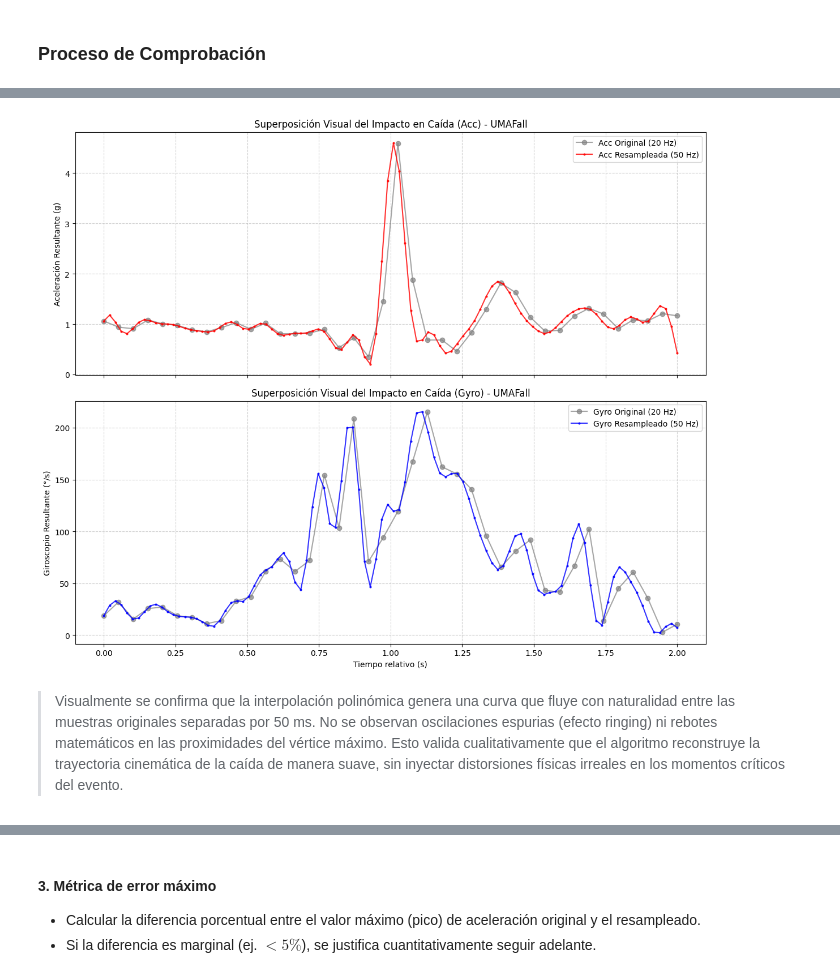
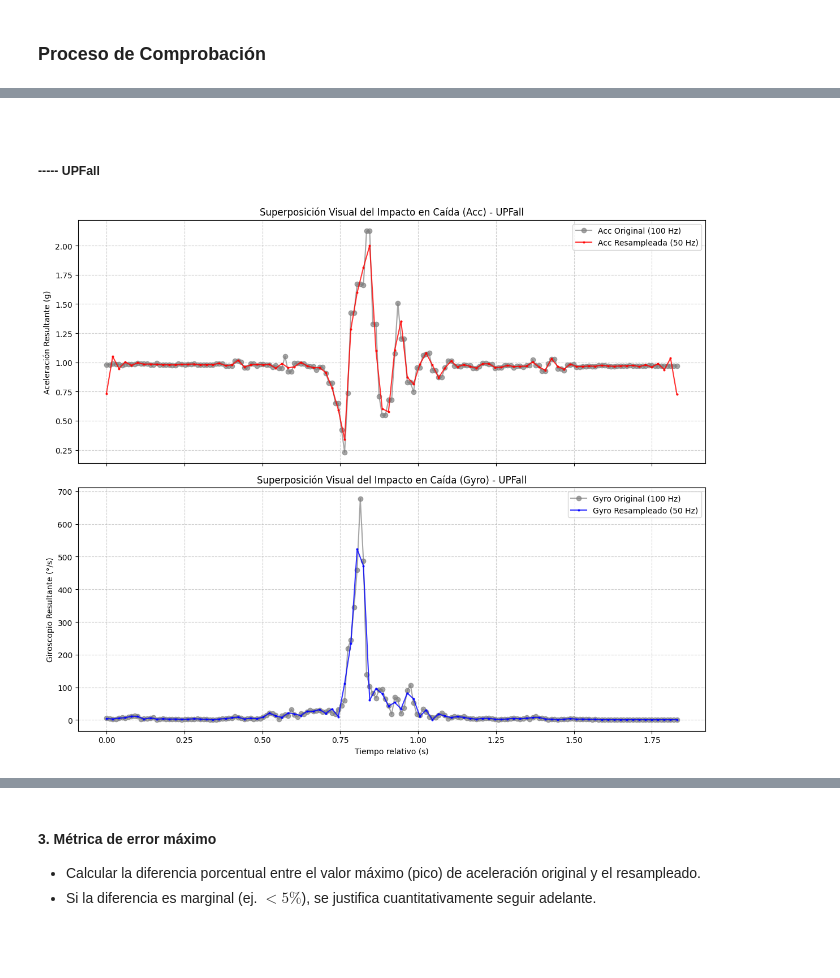
Before and after one commit to marianoInsa/dimiasa-models, a Jupyter notebook: notebooks/02-E01-SisFall-UPFall-Resampling.ipynb, the cells around one changed output, grey strips where cells are left out. Cells and saved outputs as stored; diff of their text form; code cells hidden in the pictures; blank space fills up the shorter version.

Commit message:
add: experimento resampleo de frecuencias de SisFall y UPFall

```diff
--- a/notebooks/02-E01-SisFall-UPFall-Resampling.ipynb
+++ b/notebooks/02-E01-SisFall-UPFall-Resampling.ipynb
@@ -48,15 +48,25 @@ try:
     # Conexión al contenedor y al archivo
     file_system_client_bronce = service_client.get_file_system_client(file_system="bronce")
     directory_client = file_system_client_bronce.get_directory_client("falls")
-    file_client_bronce = directory_client.get_file_client("UMAFall-Reduced.csv")
+    file_client_bronce = directory_client.get_file_client("SisFall-Reduced.csv")
 
     # Descargar el archivo a la memoria
     download = file_client_bronce.download_file()
     content = download.readall() # en bytes
 
     # Cargar directamente en Pandas usando un buffer de memoria
-    df_umafall = pd.read_csv(io.BytesIO(content))
-    print("UMAFall cargado en DataFrame con éxito!!")
+    df_sisfall = pd.read_csv(io.BytesIO(content))
+    print("SisFall cargado en DataFrame con éxito!!")
+
+    file_client_bronce = directory_client.get_file_client("UPFall-Reduced.csv")
+
+    # Descargar el archivo a la memoria
+    download = file_client_bronce.download_file()
+    content = download.readall() # en bytes
+
+    # Cargar directamente en Pandas usando un buffer de memoria
+    df_upfall = pd.read_csv(io.BytesIO(content))
+    print("UPFall cargado en DataFrame con éxito!!")
 
 except Exception as e:
     print(f"Error en procesamiento de Capa Bronce: {e}")
@@ -94,69 +188,71 @@ A pesar del volumen de datos sintéticos generados, el uso de remuestreo polinó
+# %% [markdown]
+>
+# %% [markdown]
+##### ----- UPFall
 # %%
 import matplotlib.pyplot as plt
 from scipy.signal import resample_poly, welch
 
 # 1. Obtener una caída de ejemplo
-falls = df_umafall[df_umafall['Activity_Label'] == 'Fall']
+up_falls = df_upfall[df_upfall['Activity_Label'] == 'Fall']
 
 # Seleccionamos el primer trial que encuentre
-ejemplo = falls[['Subject', 'Activity_Code', 'Trial']].drop_duplicates().iloc[0]
-trial_data = falls[(falls['Subject'] == ejemplo['Subject']) &
-                   (falls['Activity_Code'] == ejemplo['Activity_Code']) &
-                   (falls['Trial'] == ejemplo['Trial'])].copy()
+up_ejemplo = up_falls[['Subject', 'Activity_Code', 'Trial']].drop_duplicates().iloc[0]
+up_trial_data = up_falls[(up_falls['Subject'] == up_ejemplo['Subject']) &
+                   (up_falls['Activity_Code'] == up_ejemplo['Activity_Code']) &
+                   (up_falls['Trial'] == up_ejemplo['Trial'])].copy()
 
 # Calculamos la aceleración resultante (AVM)
-trial_data['A_res'] = np.sqrt(trial_data['Ax']**2 + trial_data['Ay']**2 + trial_data['Az']**2)
+up_trial_data['A_res'] = np.sqrt(up_trial_data['Ax']**2 + up_trial_data['Ay']**2 + up_trial_data['Az']**2)
 
 # Calculamos el giroscopio resultante (GVM)
-trial_data['G_res'] = np.sqrt(trial_data['Gx']**2 + trial_data['Gy']**2 + trial_data['Gz']**2)
+up_trial_data['G_res'] = np.sqrt(up_trial_data['Gx']**2 + up_trial_data['Gy']**2 + up_trial_data['Gz']**2)
 
 # 2. Aislar ventana de 2 segundos alrededor del impacto (pico)
-fs_orig = 20
-fs_new = 50
+up_fs_orig = 100
+up_fs_new = 50
 
 # Encontramos el índice donde ocurre el pico máximo (impacto)
-peak_idx = trial_data['A_res'].argmax()
+up_peak_idx = up_trial_data['A_res'].argmax()
 
-# Tomamos 1 segundo antes y 1 segundo después (20 muestras hacia cada lado)
-start_idx = max(0, peak_idx - fs_orig)
-end_idx = min(len(trial_data), peak_idx + fs_orig)
+# Tomamos 1 segundo antes y 1 segundo después (200 muestras hacia cada lado)
+up_start_idx = max(0, up_peak_idx - up_fs_orig)
+up_end_idx = min(len(up_trial_data), up_peak_idx + up_fs_orig)
 
 # Extraemos las señales de la ventana temporal
-window_acc = trial_data['A_res'].iloc[start_idx:end_idx].values
-window_gyro = trial_data['G_res'].iloc[start_idx:end_idx].values
-t_orig = np.linspace(0, len(window_acc) / fs_orig, len(window_acc))
+up_window_acc = up_trial_data['A_res'].iloc[up_start_idx:up_end_idx].values
+up_window_gyro = up_trial_data['G_res'].iloc[up_start_idx:up_end_idx].values
+up_t_orig = np.linspace(0, len(up_window_acc) / up_fs_orig, len(up_window_acc))
 
 # Graficar la señal original
 
 # 3. Resamplear a 50 Hz
-# Factor de resampleo: up = 5, down = 2 (20 * 5 / 2 = 50 Hz)
-window_acc_resampled = resample_poly(window_acc, up=5, down=2)
-window_gyro_resampled = resample_poly(window_gyro, up=5, down=2)
-t_resampled = np.linspace(0, len(window_acc) / fs_orig, len(window_acc_resampled))
+# Factor de resampleo: down = 2 (100 Hz / 2 = 50 Hz)
+up_window_acc_resampled = resample_poly(up_window_acc, up=1, down=2)
+up_window_gyro_resampled = resample_poly(up_window_gyro, up=1, down=2)
+up_t_resampled = np.linspace(0, len(up_window_acc) / up_fs_orig, len(up_window_acc_resampled))
 
 # 4. Graficar la superposición (Dos subplots)
 fig, (ax1, ax2) = plt.subplots(2, 1, figsize=(12, 10), sharex=True)
 
 # Gráfico 1: Acelerómetro
-ax1.plot(t_orig, window_acc, label='Acc Original (20 Hz)', color='gray', alpha=0.7, marker='o')
-ax1.plot(t_resampled, window_acc_resampled, label='Acc Resampleada (50 Hz)', color='red', marker='.', markersize=4, alpha=0.8)
-ax1.set_title('Superposición Visual del Impacto en Caída (Acc) - UMAFall')
+ax1.plot(up_t_orig, up_window_acc, label='Acc Original (100 Hz)', color='gray', alpha=0.7, marker='o')
+ax1.plot(up_t_resampled, up_window_acc_resampled, label='Acc Resampleada (50 Hz)', color='red', marker='.', markersize=4, alpha=0.8)
+ax1.set_title('Superposición Visual del Impacto en Caída (Acc) - UPFall')
 ax1.set_ylabel('Aceleración Resultante (g)')
 ax1.legend()
 ax1.grid(True, linestyle='--', alpha=0.6)
 
 # Gráfico 2: Giroscopio
-ax2.plot(t_orig, window_gyro, label='Gyro Original (20 Hz)', color='gray', alpha=0.7, marker='o')
-ax2.plot(t_resampled, window_gyro_resampled, label='Gyro Resampleado (50 Hz)', color='blue', marker='.', markersize=4, alpha=0.8)
-ax2.set_title('Superposición Visual del Impacto en Caída (Gyro) - UMAFall')
+ax2.plot(up_t_orig, up_window_gyro, label='Gyro Original (100 Hz)', color='gray', alpha=0.7, marker='o')
+ax2.plot(up_t_resampled, up_window_gyro_resampled, label='Gyro Resampleado (50 Hz)', color='blue', marker='.', markersize=4, alpha=0.8)
+ax2.set_title('Superposición Visual del Impacto en Caída (Gyro) - UPFall')
 ax2.set_xlabel('Tiempo relativo (s)')
 ax2.set_ylabel('Giroscopio Resultante (°/s)')
 ax2.legend()
 ax2.grid(True, linestyle='--', alpha=0.6)
 
 plt.tight_layout()
 plt.show()
 # %% [output]
-[figure, old version]
+[figure, new version]
-# %% [markdown]
-> Visualmente se confirma que la interpolación polinómica genera una curva que fluye con naturalidad entre las muestras originales separadas por 50 ms. No se observan oscilaciones espurias (efecto ringing) ni rebotes matemáticos en las proximidades del vértice máximo. Esto valida cualitativamente que el algoritmo reconstruye la trayectoria cinemática de la caída de manera suave, sin inyectar distorsiones físicas irreales en los momentos críticos del evento.
```
Also changed, not shown: parts of 33 cells of this notebook.
